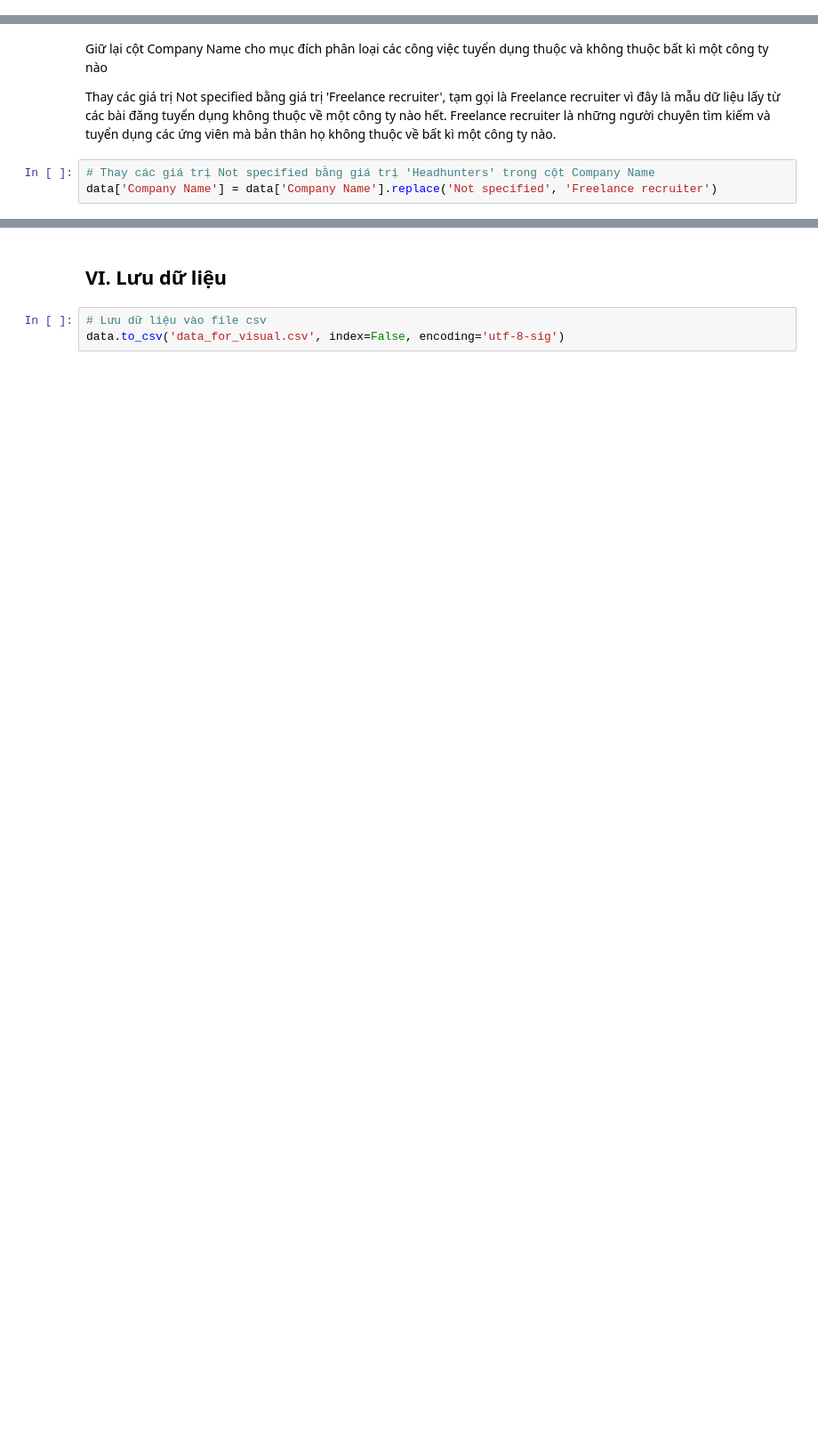
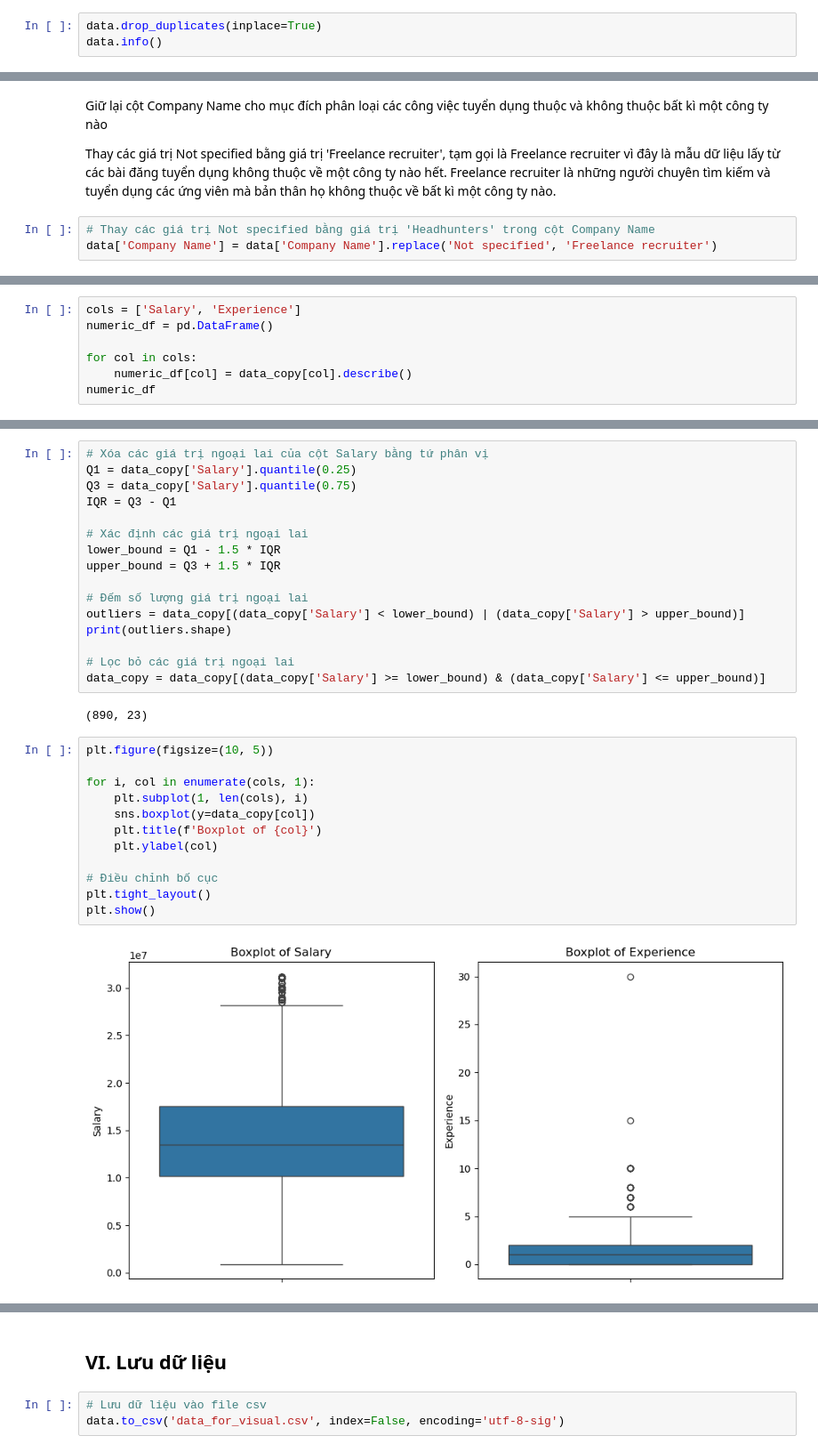
Before and after one commit to Dzivilord/carrerModeling, a Jupyter notebook: ExploringData/ExploringData.ipynb, the cells around one changed output, grey strips where cells are left out. Shown: that part at 89% size. Cells and saved outputs as stored; diff of their text form; blank space fills up the shorter version.

```diff
--- a/ExploringData/ExploringData.ipynb
+++ b/ExploringData/ExploringData.ipynb
@@ -117,0 +119,3 @@ data.head()
+# %%
+data.drop_duplicates(inplace=True)
+data.info()
@@ -690,0 +871,7 @@ data.shape
+# %%
+cols = ['Salary', 'Experience']
+numeric_df = pd.DataFrame()
+
+for col in cols:
+    numeric_df[col] = data_copy[col].describe()
+numeric_df
@@ -690,0 +890,32 @@ data.shape
+# %%
+# Xóa các giá trị ngoại lai của cột Salary bằng tứ phân vị
+Q1 = data_copy['Salary'].quantile(0.25)
+Q3 = data_copy['Salary'].quantile(0.75)
+IQR = Q3 - Q1
+
+# Xác định các giá trị ngoại lai
+lower_bound = Q1 - 1.5 * IQR
+upper_bound = Q3 + 1.5 * IQR
+
+# Đếm số lượng giá trị ngoại lai
+outliers = data_copy[(data_copy['Salary'] < lower_bound) | (data_copy['Salary'] > upper_bound)]
+print(outliers.shape)
+
+# Lọc bỏ các giá trị ngoại lai
+data_copy = data_copy[(data_copy['Salary'] >= lower_bound) & (data_copy['Salary'] <= upper_bound)]
+# %% [output]
+(890, 23)
+# %%
+plt.figure(figsize=(10, 5))
+
+for i, col in enumerate(cols, 1):
+    plt.subplot(1, len(cols), i)
+    sns.boxplot(y=data_copy[col])
+    plt.title(f'Boxplot of {col}')
+    plt.ylabel(col)
+
+# Điều chỉnh bố cục
+plt.tight_layout()
+plt.show()
+# %% [output]
+[figure, added]
```
Also changed, not shown: parts of 54 cells of this notebook, 1 other file.
